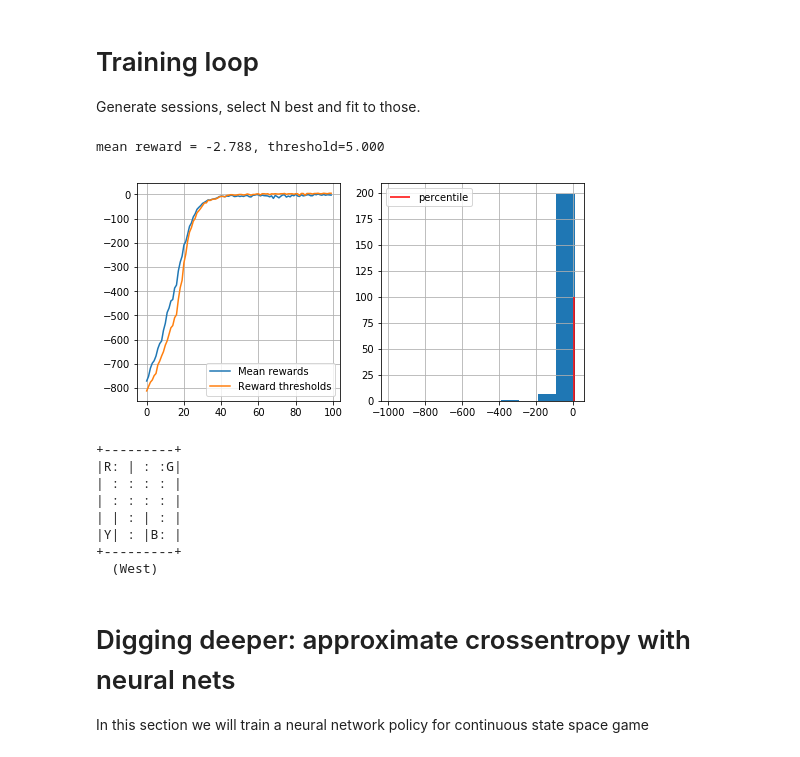
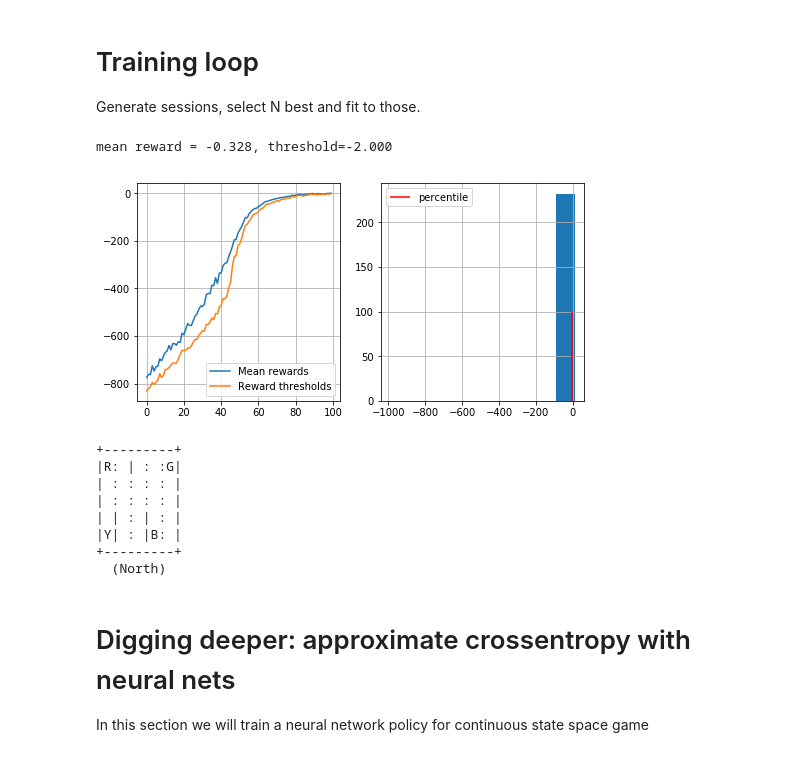
Before and after one commit to rklepov/hse-cs-ml-2018-2019, a Jupyter notebook: 07-RL/08-review/crossentropy_method_tune_params.ipynb, the cells around one changed output. Drawn from its saved outputs; the diff is of its cells as text; code cells hidden in the pictures.

```diff
--- a/07-RL/08-review/crossentropy_method_tune_params.ipynb
+++ b/07-RL/08-review/crossentropy_method_tune_params.ipynb
@@ -292,30 +268,33 @@ policy = np.ones([n_states,n_actions])/n_actions
 # %%
-n_sessions = XXXXX  #sample this many sessions
-percentile = XXXXX  #take this percent of session with highest rewards
-learning_rate = XXXXX  #add this thing to all counts for stability
+#reset policy just in case
+policy = np.ones([n_states,n_actions])/n_actions
+
+n_sessions = 250  #sample this many sessions
+percentile = 25  #take this percent of session with highest rewards
+learning_rate = 0.25  #add this thing to all counts for stability
 
 log = []
 
 for i in range(100):
 
     %time sessions = [generate_session(policy) for _ in range(n_sessions)]
 
     states_batch,actions_batch,rewards_batch = zip(*sessions)
 
     elite_states, elite_actions = select_elites(states_batch,
                                                 actions_batch,
                                                 rewards_batch,
                                                 percentile=percentile)
 
     new_policy = update_policy(elite_states, elite_actions)
 
     policy = learning_rate*new_policy + (1-learning_rate)*policy
 
     #display results on chart
     show_progress(rewards_batch,log)
 # %% [output]
-mean reward = -2.788, threshold=5.000
+mean reward = -0.328, threshold=-2.000
-[figure, old version]
+[figure, new version]
 # %%
 import time
 s = env.reset()
@@ -337,7 +316,7 @@ for t in range(10000):
 | | : | : |
 |Y| : |B: |
 +---------+
-  (West)
+  (North)
 # %% [markdown]
 # Digging deeper: approximate crossentropy with neural nets
 
```
Also changed, not shown: parts of 8 cells of this notebook.
